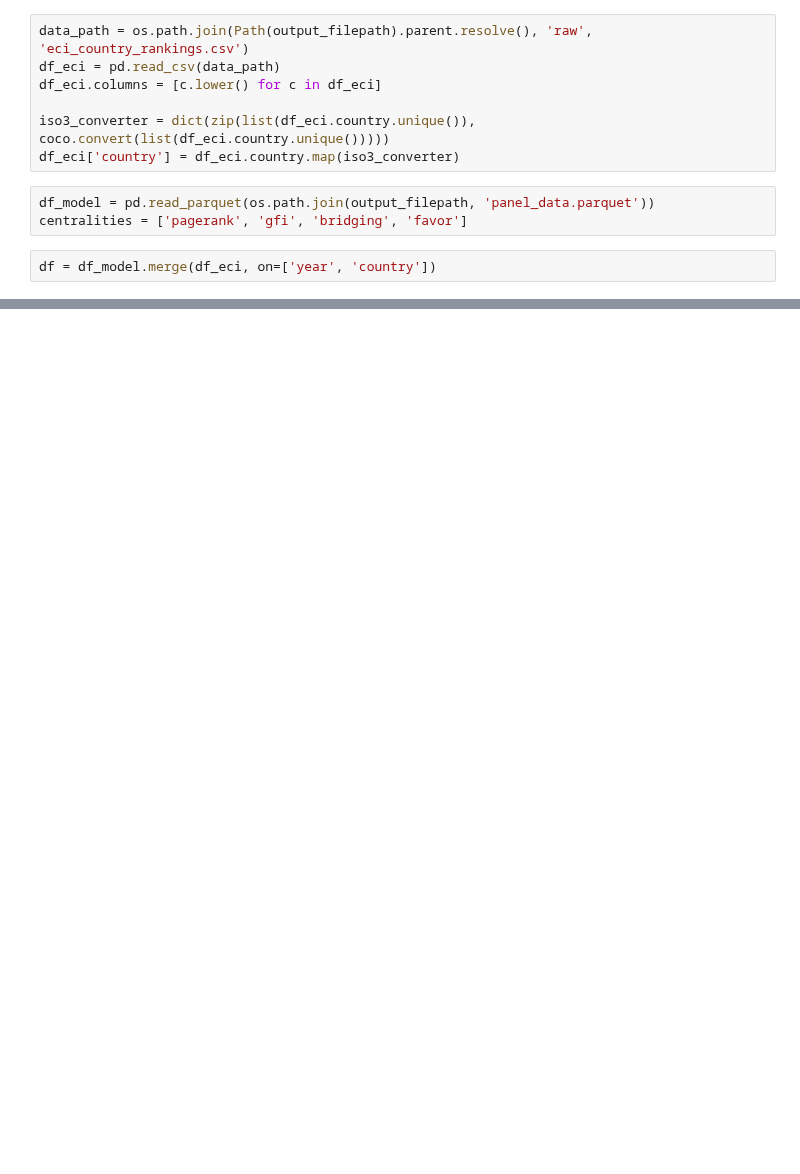
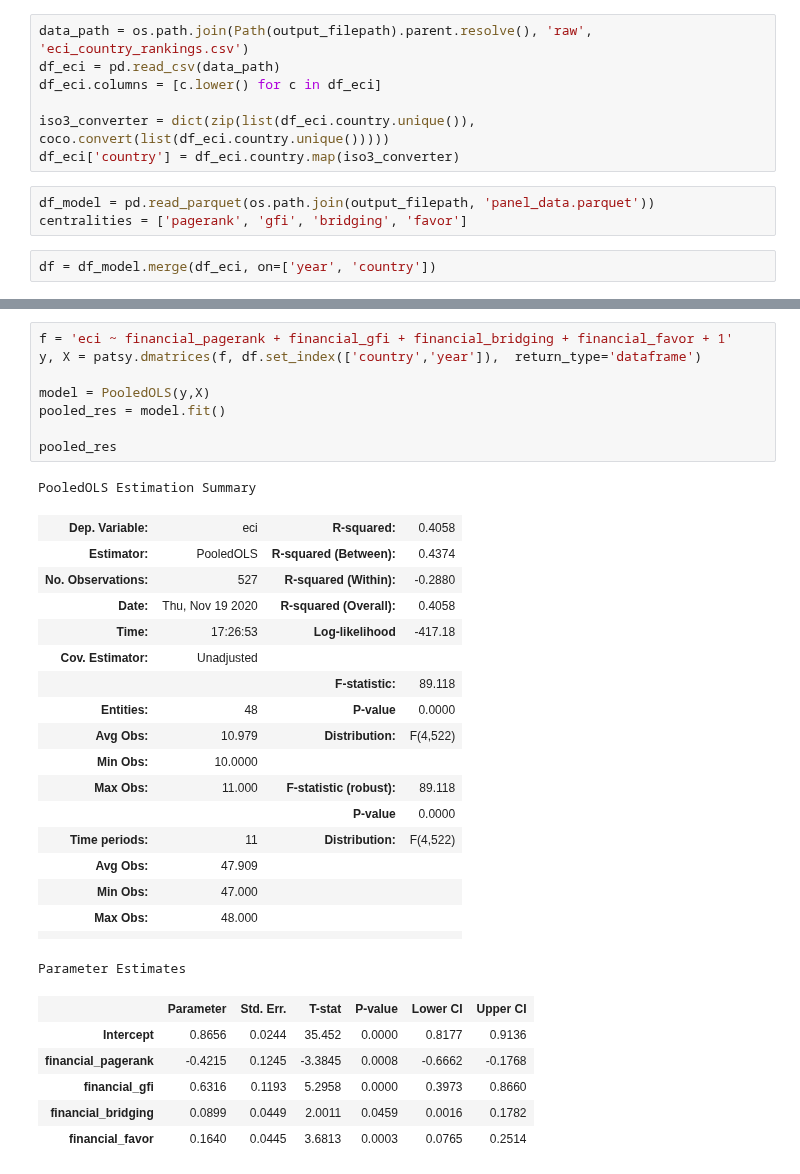
Before and after one commit to jaimeoliver1/social_capital_in_trade_networks, a Jupyter notebook: notebooks/06_ECI_correlation.ipynb, the cells around one changed output, grey strips where cells are left out. Saved outputs shown, nothing was run; the diff lists cells and outputs as text; blank space fills up the shorter version.

```diff
--- a/notebooks/06_ECI_correlation.ipynb
+++ b/notebooks/06_ECI_correlation.ipynb
@@ -76,0 +102,34 @@ df_correlations
+# %%
+f = 'eci ~ financial_pagerank + financial_gfi + financial_bridging + financial_favor + 1'
+y, X = patsy.dmatrices(f, df.set_index(['country','year']),  return_type='dataframe')
+
+model = PooledOLS(y,X)
+pooled_res = model.fit()
+
+pooled_res
+# %% [output]
+PooledOLS Estimation Summary
+| Dep. Variable: | eci | R-squared: | 0.4058 |
+| Estimator: | PooledOLS | R-squared (Between): | 0.4374 |
+| No. Observations: | 527 | R-squared (Within): | -0.2880 |
+| Date: | Thu, Nov 19 2020 | R-squared (Overall): | 0.4058 |
+| Time: | 17:26:53 | Log-likelihood | -417.18 |
+| Cov. Estimator: | Unadjusted |  |  |
+|  |  | F-statistic: | 89.118 |
+| Entities: | 48 | P-value | 0.0000 |
+| Avg Obs: | 10.979 | Distribution: | F(4,522) |
+| Min Obs: | 10.0000 |  |  |
+| Max Obs: | 11.000 | F-statistic (robust): | 89.118 |
+|  |  | P-value | 0.0000 |
+| Time periods: | 11 | Distribution: | F(4,522) |
+| Avg Obs: | 47.909 |  |  |
+| Min Obs: | 47.000 |  |  |
+| Max Obs: | 48.000 |  |  |
+|  |  |  |  |
+Parameter Estimates
+|  | Parameter | Std. Err. | T-stat | P-value | Lower CI | Upper CI |
+| Intercept | 0.8656 | 0.0244 | 35.452 | 0.0000 | 0.8177 | 0.9136 |
+| financial_pagerank | -0.4215 | 0.1245 | -3.3845 | 0.0008 | -0.6662 | -0.1768 |
+| financial_gfi | 0.6316 | 0.1193 | 5.2958 | 0.0000 | 0.3973 | 0.8660 |
+| financial_bridging | 0.0899 | 0.0449 | 2.0011 | 0.0459 | 0.0016 | 0.1782 |
+| financial_favor | 0.1640 | 0.0445 | 3.6813 | 0.0003 | 0.0765 | 0.2514 |
```
Also changed, not shown: parts of 5 cells of this notebook, 13 other files.
